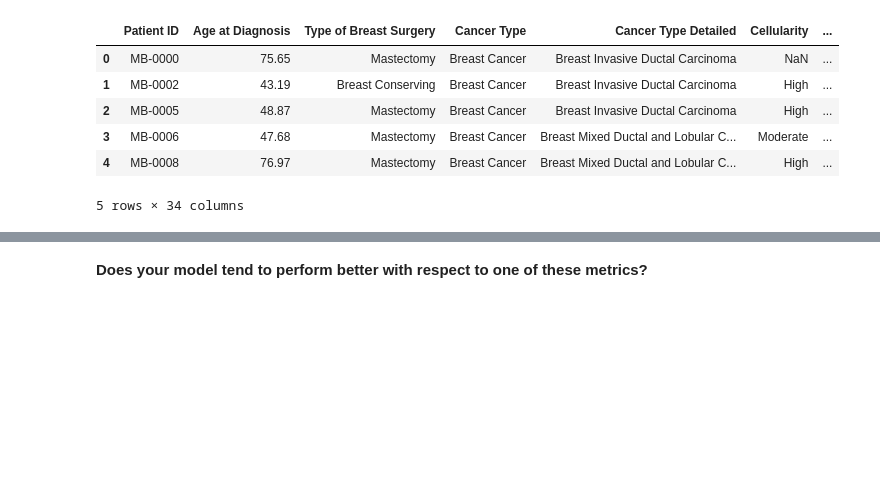
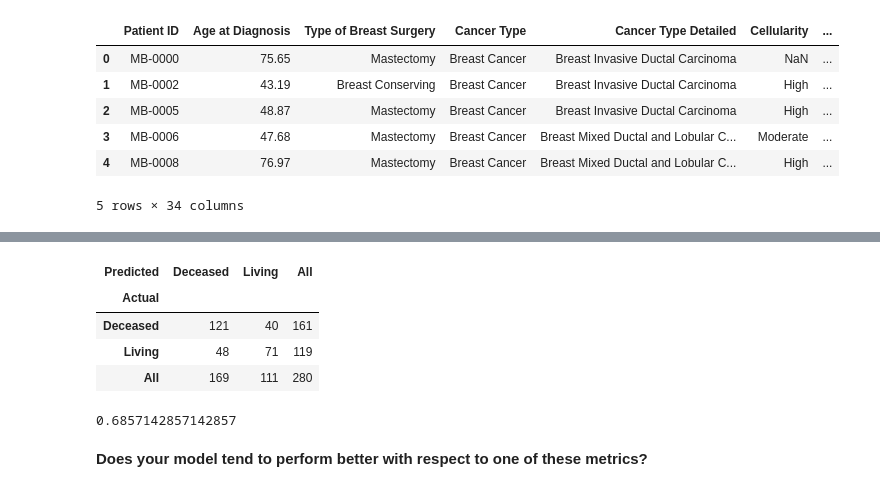
Before and after one commit to kpunsalan8/trees-KP, a Jupyter notebook: assignment/assignment.ipynb, the cells around one changed output, grey strips where cells are left out. Drawn from its saved outputs; the diff is of its cells as text; code cells hidden in the pictures; blank space fills up the shorter version.

```diff
--- a/assignment/assignment.ipynb
+++ b/assignment/assignment.ipynb
@@ -267,7 +299,18 @@ df.head()
 # %%
 # confusion matrix of performance
+pd.crosstab(y_test, y_pred, rownames=['Actual'], colnames=['Predicted'], margins=True)
+# %% [output]
+| Predicted | Deceased | Living | All |
+| Actual |  |  |  |
+| Deceased | 121 | 40 | 161 |
+| Living | 48 | 71 | 119 |
+| All | 169 | 111 | 280 |
 # %%
 # what is the accuracy?
+from sklearn.metrics import accuracy_score
+accuracy_score(y_test, y_pred)
+# %% [output]
+0.6857142857142857
 # %%
 # 3.4 statistics
 # %%
```
Also changed, not shown: parts of 12 cells of this notebook.
